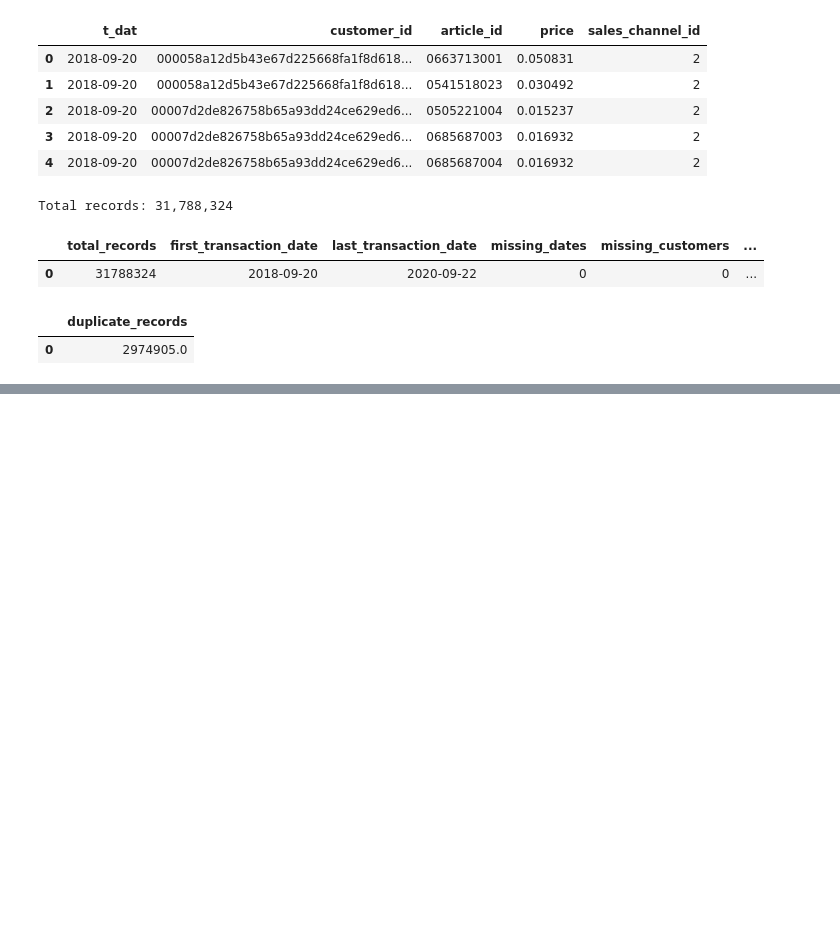
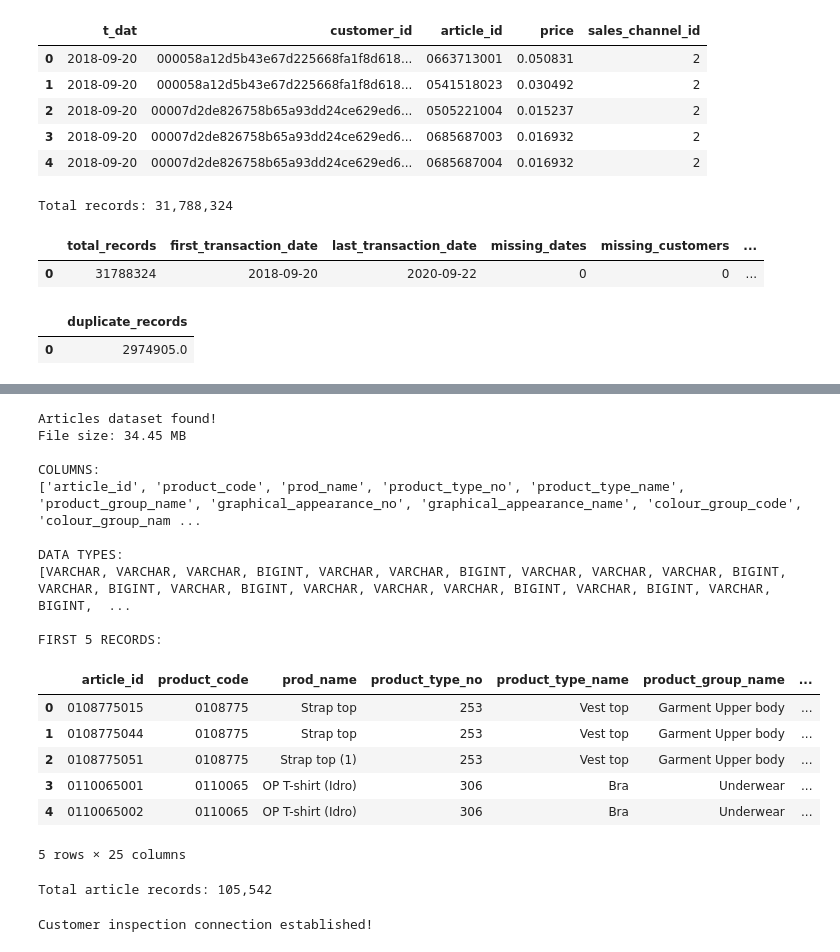
Before and after one commit to vinujih/Final-Year-Project, a Jupyter notebook: notebooks/02_dataset_inspection.ipynb, the cells around one changed output, grey strips where cells are left out. Drawn from its saved outputs; the diff is of its cells as text; code cells hidden in the pictures; blank space fills up the shorter version.

Commit message:
Data processing upto EDA

```diff
--- a/notebooks/02_dataset_inspection.ipynb
+++ b/notebooks/02_dataset_inspection.ipynb
@@ -117,0 +151,61 @@ display(duplicate_summary)
+# %%
+articles_path = r"../data/raw/articles.csv"
+
+# Check whether the file exists
+import os
+
+if os.path.exists(articles_path):
+    print("Articles dataset found!")
+    print(
+        f"File size: "
+        f"{os.path.getsize(articles_path) / (1024**2):.2f} MB"
+    )
+else:
+    print("Articles dataset not found. Check the file path.")
+
+# Inspect the dataset using DuckDB
+articles = con.read_csv(articles_path)
+
+print("\nCOLUMNS:")
+print(articles.columns)
+
+print("\nDATA TYPES:")
+print(articles.types)
+
+print("\nFIRST 5 RECORDS:")
+display(articles.limit(5).df())
+
+articles_count = con.execute("""
+    SELECT COUNT(*)
+    FROM read_csv_auto(?)
+""", [articles_path]).fetchone()[0]
+
+print(f"Total article records: {articles_count:,}")
+# %% [output]
+Articles dataset found!
+File size: 34.45 MB
+
+COLUMNS:
+['article_id', 'product_code', 'prod_name', 'product_type_no', 'product_type_name', 'product_group_name', 'graphical_appearance_no', 'graphical_appearance_name', 'colour_group_code', 'colour_group_nam ...
+
+DATA TYPES:
+[VARCHAR, VARCHAR, VARCHAR, BIGINT, VARCHAR, VARCHAR, BIGINT, VARCHAR, VARCHAR, VARCHAR, BIGINT, VARCHAR, BIGINT, VARCHAR, BIGINT, VARCHAR, VARCHAR, VARCHAR, BIGINT, VARCHAR, BIGINT, VARCHAR, BIGINT,  ...
+
+FIRST 5 RECORDS:
+|  | article_id | product_code | prod_name | product_type_no | product_type_name | product_group_name | ... |
+| 0 | 0108775015 | 0108775 | Strap top | 253 | Vest top | Garment Upper body | ... |
+| 1 | 0108775044 | 0108775 | Strap top | 253 | Vest top | Garment Upper body | ... |
+| 2 | 0108775051 | 0108775 | Strap top (1) | 253 | Vest top | Garment Upper body | ... |
+| 3 | 0110065001 | 0110065 | OP T-shirt (Idro) | 306 | Bra | Underwear | ... |
+| 4 | 0110065002 | 0110065 | OP T-shirt (Idro) | 306 | Bra | Underwear | ... |
+5 rows × 25 columns
+Total article records: 105,542
+# %%
+import duckdb
+
+# Create a separate connection for customer inspection
+customer_con = duckdb.connect()
+
+print("Customer inspection connection established!")
+# %% [output]
+Customer inspection connection established!
```
Also changed, not shown: parts of 8 cells of this notebook, 6 other files.
